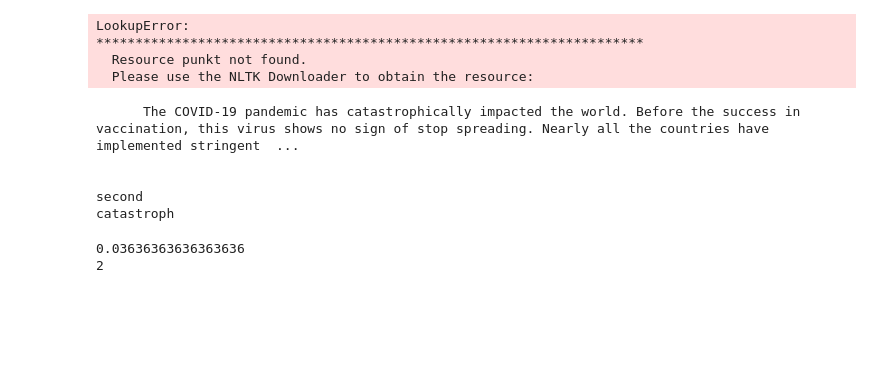
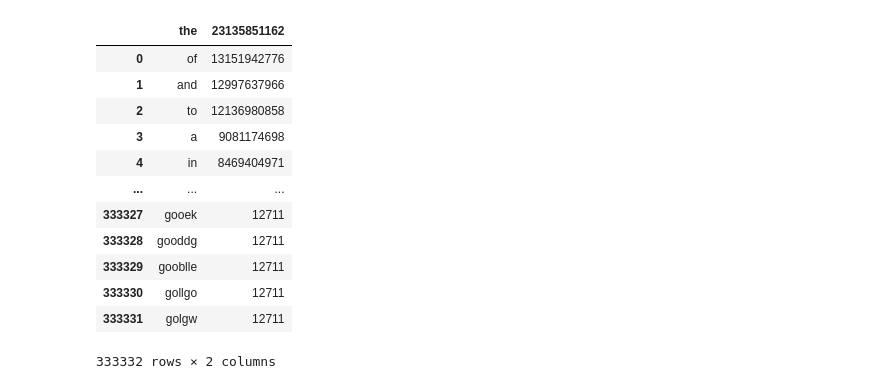
Before and after one commit to Prof-Watson/AIResearchLab, a Jupyter notebook: NLP.ipynb, the cells around one changed output. Cells and saved outputs as stored; diff of their text form; code cells hidden in the pictures; blank space fills up the shorter version.

```diff
--- a/NLP.ipynb
+++ b/NLP.ipynb
@@ -6,32 +28,6 @@ This code is stemming the abstracts to get a unified version of the words
 # %%
-from nltk.stem import SnowballStemmer
-from nltk.tokenize import word_tokenize
-snowball = SnowballStemmer(language='english')
+
 for i in abstracts:
-    tokenized_abstract = word_tokenize("hello playing")
+    tokenized_abstract = word_tokenize(i)
     abstractsstimmed = [snowball.stem(word) for word in tokenized_abstract]
+    snowball_list.append(abstractsstimmed)
-# %% [output]
-LookupError:
-**********************************************************************
-  Resource punkt not found.
-  Please use the NLTK Downloader to obtain the resource:
-# %%
-print(abstracts[-1])
-print("second")
-print(''.join(abstractsstimmed))
-# %% [output]
-      The COVID-19 pandemic has catastrophically impacted the world. Before the success in vaccination, this virus shows no sign of stop spreading. Nearly all the countries have implemented stringent  ...
-
-
-second
-catastroph
-# %%
-above = 0
-for i in list(grader2.values()):
-    if i == 1:
-        above += 1
-print(above/len(grader2.values()))
-print(above)
-# %% [output]
-0.03636363636363636
-2
@@ -37,0 +42,18 @@ print(above)
+# %%
+df2 = pd.read_csv('wordsFrequenct.csv')
+# %%
+df2
+# %% [output]
+|  | the | 23135851162 |
+| 0 | of | 13151942776 |
+| 1 | and | 12997637966 |
+| 2 | to | 12136980858 |
+| 3 | a | 9081174698 |
+| 4 | in | 8469404971 |
+| ... | ... | ... |
+| 333327 | gooek | 12711 |
+| 333328 | gooddg | 12711 |
+| 333329 | gooblle | 12711 |
+| 333330 | gollgo | 12711 |
+| 333331 | golgw | 12711 |
+333332 rows × 2 columns
```
Also changed, not shown: parts of 53 cells of this notebook, 27 other files.
